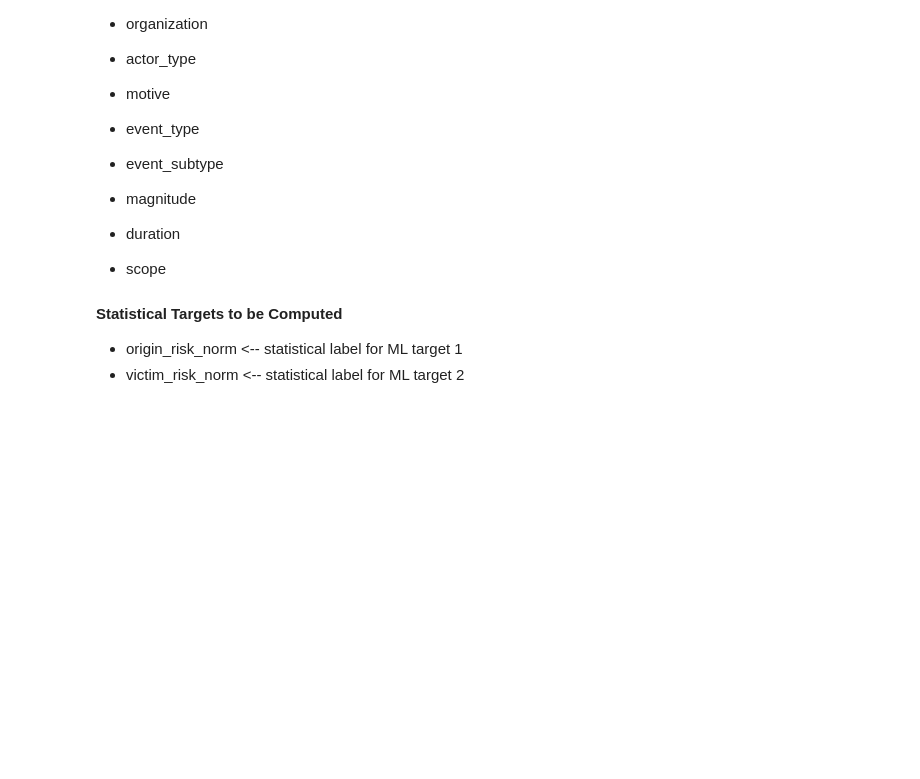
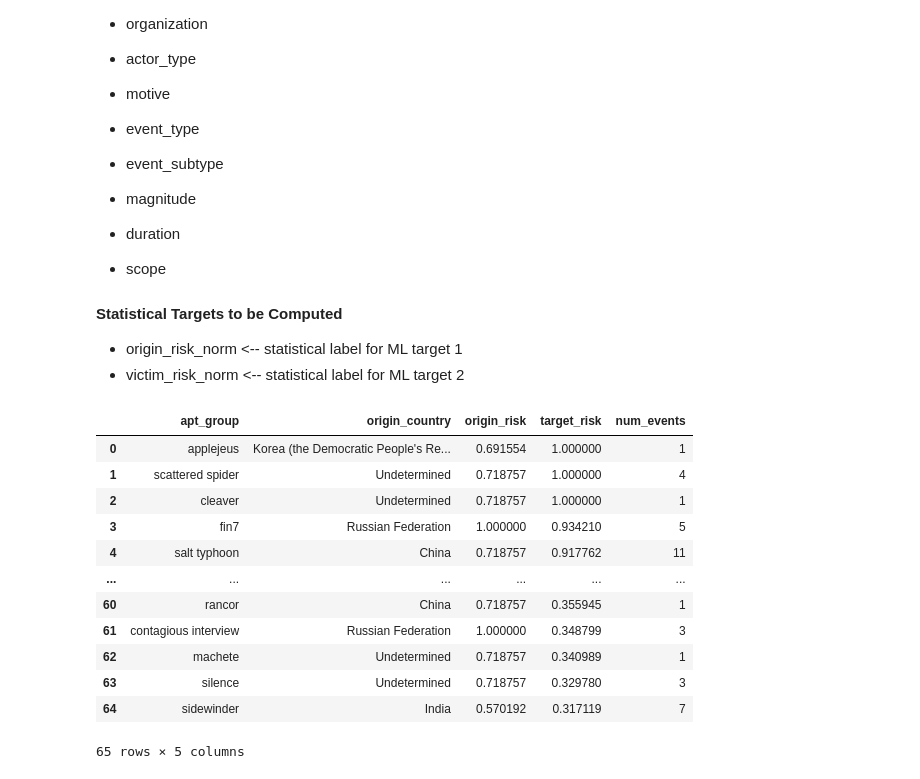
Before and after one commit to Math-UC/attack-stix-data, a Jupyter notebook: apt_project/techniques/technique_countries_stat.ipynb, the cells around one changed output. Saved outputs shown, nothing was run; the diff lists cells and outputs as text; code cells hidden in the pictures; blank space fills up the shorter version.

```diff
--- a/apt_project/techniques/technique_countries_stat.ipynb
+++ b/apt_project/techniques/technique_countries_stat.ipynb
@@ -173,4 +173,18 @@ apt_victim_score["apt_victim_risk_score"] = apt_victim_score["apt_victim_risk_sc
 # Sort for readability
 apt_scores_df = apt_scores_df.sort_values('target_risk', ascending=False).reset_index(drop=True)
 # %%
-#apt_scores_df
+apt_scores_df
+# %% [output]
+|  | apt_group | origin_country | origin_risk | target_risk | num_events |
+| 0 | applejeus | Korea (the Democratic People's Re... | 0.691554 | 1.000000 | 1 |
+| 1 | scattered spider | Undetermined | 0.718757 | 1.000000 | 4 |
+| 2 | cleaver | Undetermined | 0.718757 | 1.000000 | 1 |
+| 3 | fin7 | Russian Federation | 1.000000 | 0.934210 | 5 |
+| 4 | salt typhoon | China | 0.718757 | 0.917762 | 11 |
+| ... | ... | ... | ... | ... | ... |
+| 60 | rancor | China | 0.718757 | 0.355945 | 1 |
+| 61 | contagious interview | Russian Federation | 1.000000 | 0.348799 | 3 |
+| 62 | machete | Undetermined | 0.718757 | 0.340989 | 1 |
+| 63 | silence | Undetermined | 0.718757 | 0.329780 | 3 |
+| 64 | sidewinder | India | 0.570192 | 0.317119 | 7 |
+65 rows × 5 columns
```
Also changed, not shown: 2 other files.
